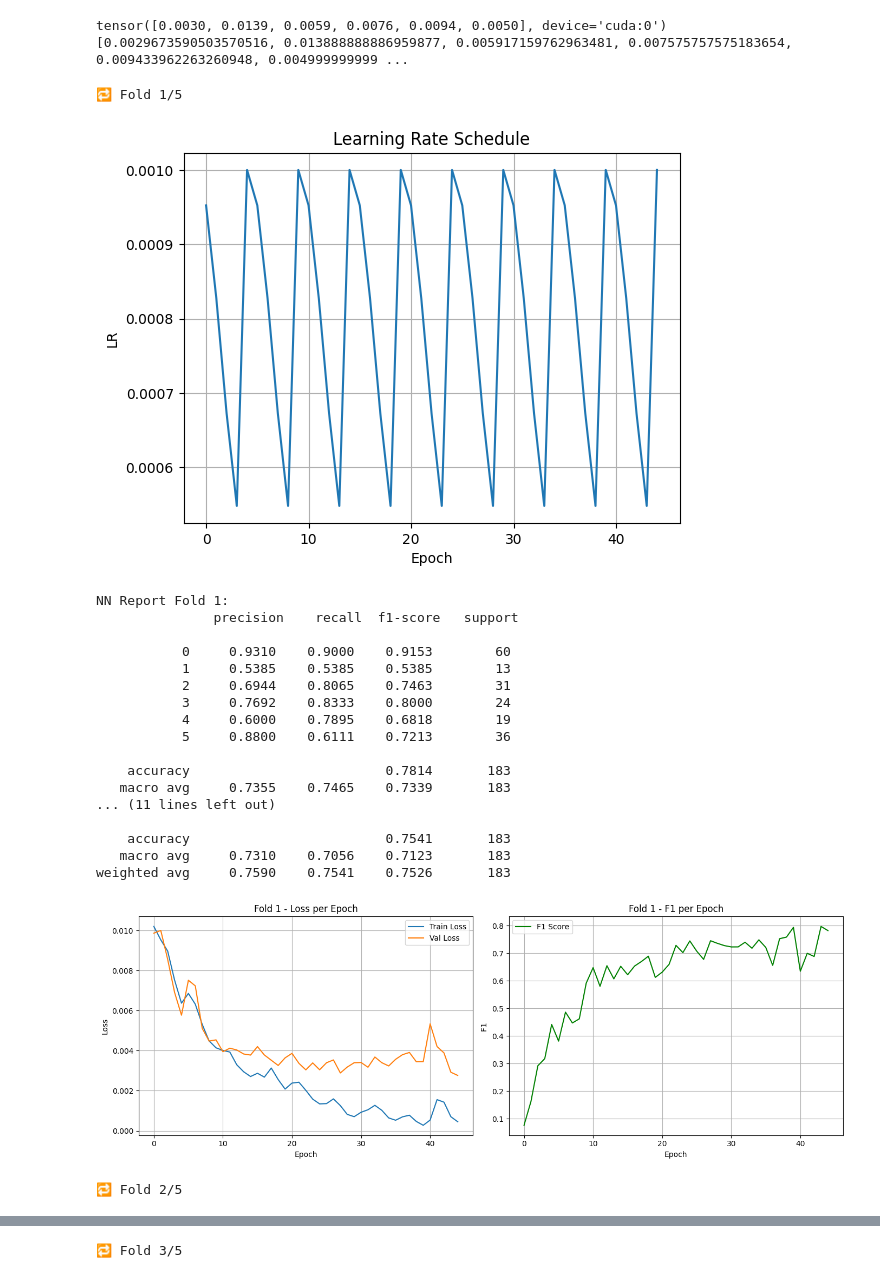
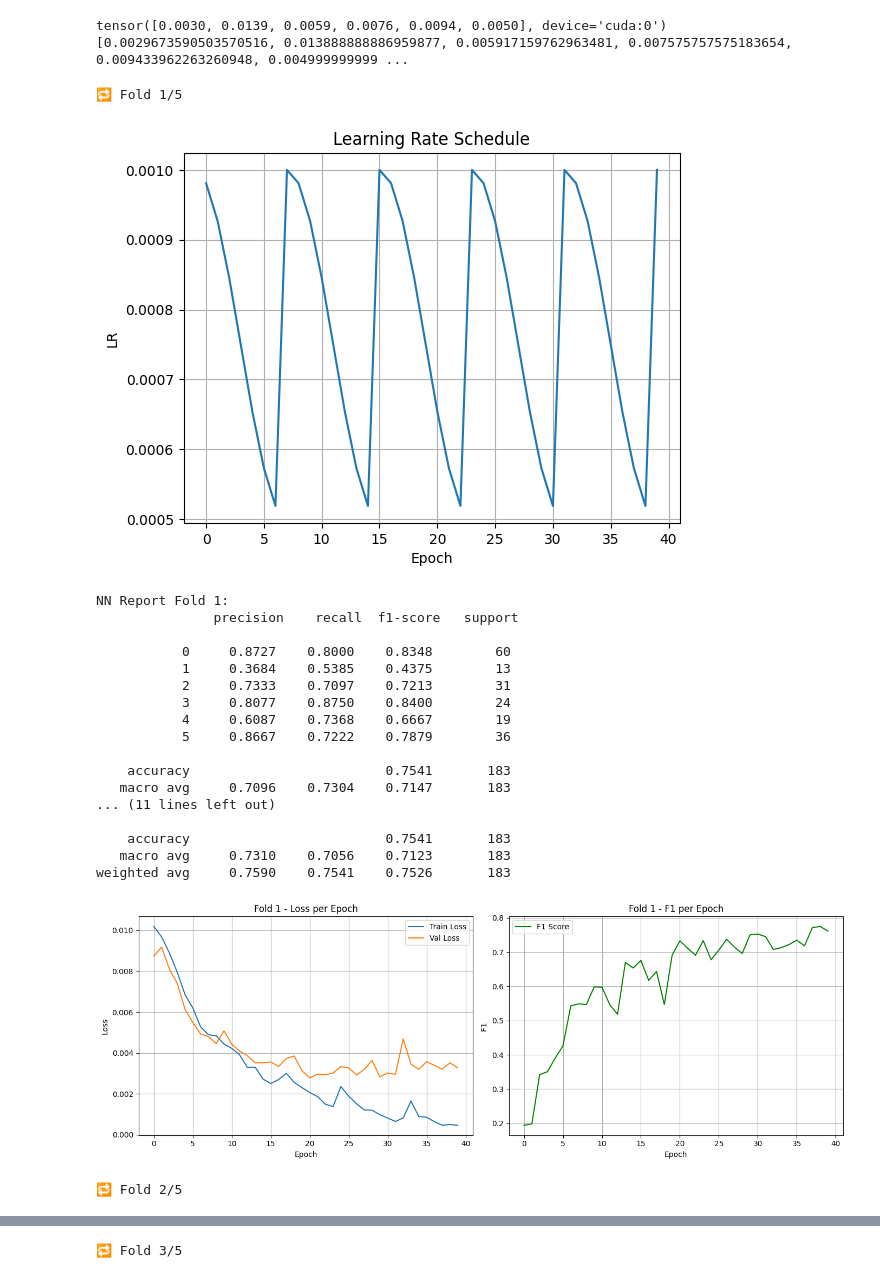
Before and after one commit to neverexz/ecg, a Jupyter notebook: main.ipynb, the cells around one changed output, grey strips where cells are left out. Drawn from its saved outputs; the diff is of its cells as text; code cells hidden in the pictures.

```diff
--- a/main.ipynb
+++ b/main.ipynb
@@ -407,7 +407,7 @@ X_train_val_cat, X_test_cat, y_train_val_cat, y_test_cat = train_test_split(
 
 # === Гиперпараметры ===
 n_splits = 5
-num_epochs = 45
+num_epochs = 40
 batch_size = 16
 device = torch.device("cuda" if torch.cuda.is_available() else "cpu")
 
@@ -451,9 +451,9 @@ for fold, (train_idx, val_idx) in enumerate(skf.split(X_train_val_nn, y_train_va
     model = Specnaz_gru_plus_norm(input_size=721, num_classes=6).to(device)
     # criterion = nn.CrossEntropyLoss(weight=weights, label_smoothing=0.1)
     criterion = FocalLoss(alpha=weights,gamma=1)
-    optimizer = torch.optim.AdamW(model.parameters(), lr=1e-3, weight_decay=0.0002)
+    optimizer = torch.optim.AdamW(model.parameters(), lr=10e-4, weight_decay=0.0002)
     scheduler = torch.optim.lr_scheduler.CosineAnnealingWarmRestarts(
-        optimizer, T_0=5, T_mult=1, eta_min=5e-4
+        optimizer, T_0=8, T_mult=1, eta_min=5e-4
     )
 
     # === Для графиков ===
@@ -540,50 +540,50 @@ for fold, (train_idx, val_idx) in enumerate(skf.split(X_train_val_nn, y_train_va
     all_labels.append(y_val_np_nn)
     f1_scores_per_fold_nn.append(val_f1_nn)
     f1_scores_per_fold_cat.append(cat_f1)
     torch.save(model.state_dict(), f"nn_model_fold{fold}.pth")
     cat_model.save_model(f"catboost_model_fold{fold}.cbm")
     print(f"NN Report Fold {fold+1}:\n", classification_report(y_val_np_nn, np.argmax(nn_fold_logits, axis=1), digits=4))
     print(f"CatBoost Report Fold {fold+1}:\n", classification_report(y_val_np_cat, np.argmax(cat_probs, axis=1), digits=4))
     plt.figure(figsize=(14, 5))
 
     plt.subplot(1, 2, 1)  # Два подграфика
     plt.plot(all_train_losses[fold], label='Train Loss')
     plt.plot(all_val_losses[fold], label='Val Loss')
     plt.xlabel("Epoch")
     plt.ylabel("Loss")
     plt.title(f"Fold {fold+1} - Loss per Epoch")
     plt.grid(True)
     plt.legend()
 
     plt.subplot(1, 2, 2)
     plt.plot(all_f1_scores[fold], label='F1 Score', color='green')
     plt.xlabel("Epoch")
     plt.ylabel("F1 ")
     plt.title(f"Fold {fold+1} - F1 per Epoch")
     plt.grid(True)
     plt.legend()
 
     plt.tight_layout()
     plt.show()
 # %% [output]
 🔁 Fold 1/5
-[figure, old version]
+[figure, new version]
 NN Report Fold 1:
                precision    recall  f1-score   support
 
-           0     0.9310    0.9000    0.9153        60
-           1     0.5385    0.5385    0.5385        13
-           2     0.6944    0.8065    0.7463        31
-           3     0.7692    0.8333    0.8000        24
-           4     0.6000    0.7895    0.6818        19
-           5     0.8800    0.6111    0.7213        36
+           0     0.8727    0.8000    0.8348        60
+           1     0.3684    0.5385    0.4375        13
+           2     0.7333    0.7097    0.7213        31
+           3     0.8077    0.8750    0.8400        24
+           4     0.6087    0.7368    0.6667        19
+           5     0.8667    0.7222    0.7879        36
 
-    accuracy                         0.7814       183
-   macro avg     0.7355    0.7465    0.7339       183
+    accuracy                         0.7541       183
+   macro avg     0.7096    0.7304    0.7147       183
 ... (11 lines left out)
 
     accuracy                         0.7541       183
    macro avg     0.7310    0.7056    0.7123       183
 weighted avg     0.7590    0.7541    0.7526       183
-[figure, old version]
+[figure, new version]
 🔁 Fold 2/5
```
Also changed, not shown: parts of 8 cells of this notebook, 4 other files.
